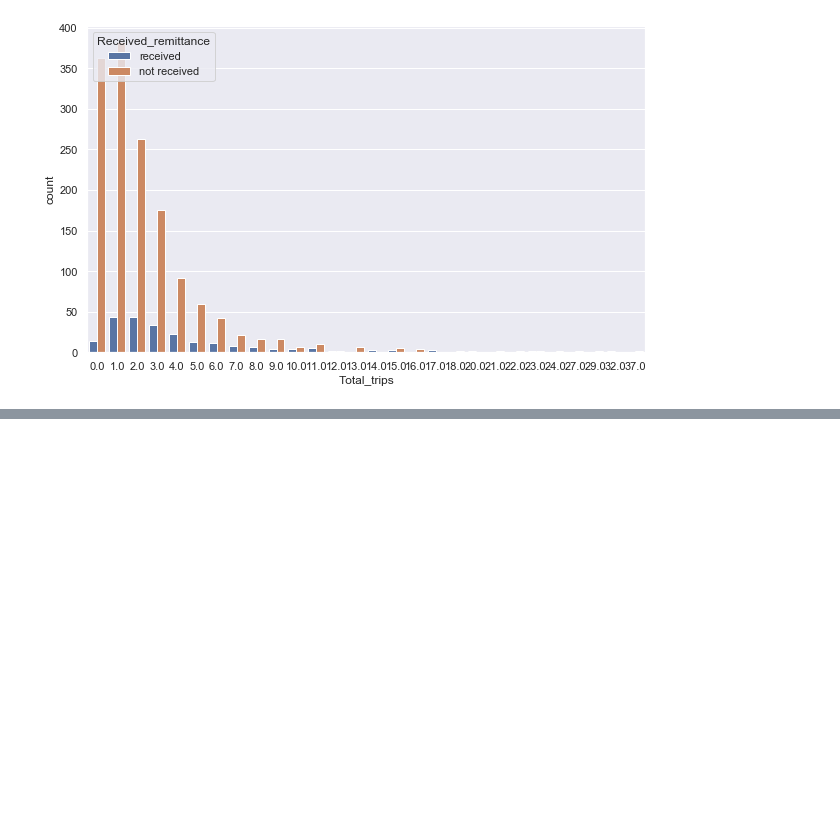
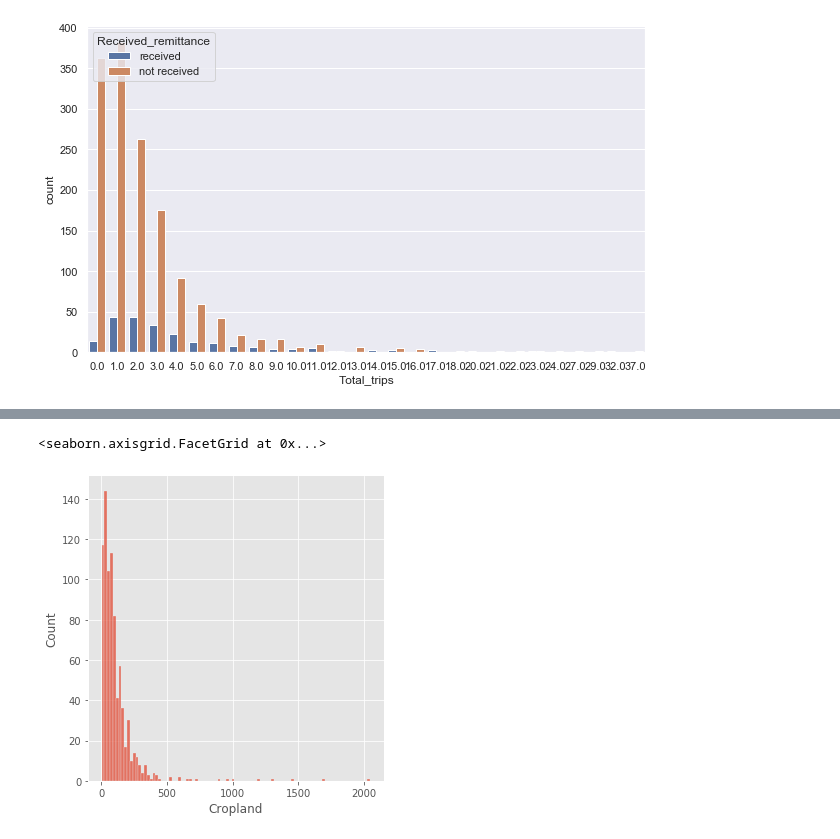
Before and after one commit to bestkb/ABM_py, a Jupyter notebook: BEMS_survey-master-data/data/EDA.ipynb, the cells around one changed output, grey strips where cells are left out. Saved outputs shown, nothing was run; the diff lists cells and outputs as text; code cells hidden in the pictures; blank space fills up the shorter version.

```diff
--- a/BEMS_survey-master-data/data/EDA.ipynb
+++ b/BEMS_survey-master-data/data/EDA.ipynb
@@ -448,0 +523,5 @@ sns.countplot(x="Total_trips", hue="Received_remittance", data=df_house)
+# %%
+sns.displot(x="Cropland", data=df_land_size[df_land_size["Cropland"]>0])
+# %% [output]
+<seaborn.axisgrid.FacetGrid at 0x...>
+[figure, added]
```
Also changed, not shown: parts of 16 cells of this notebook, 12 other files.
